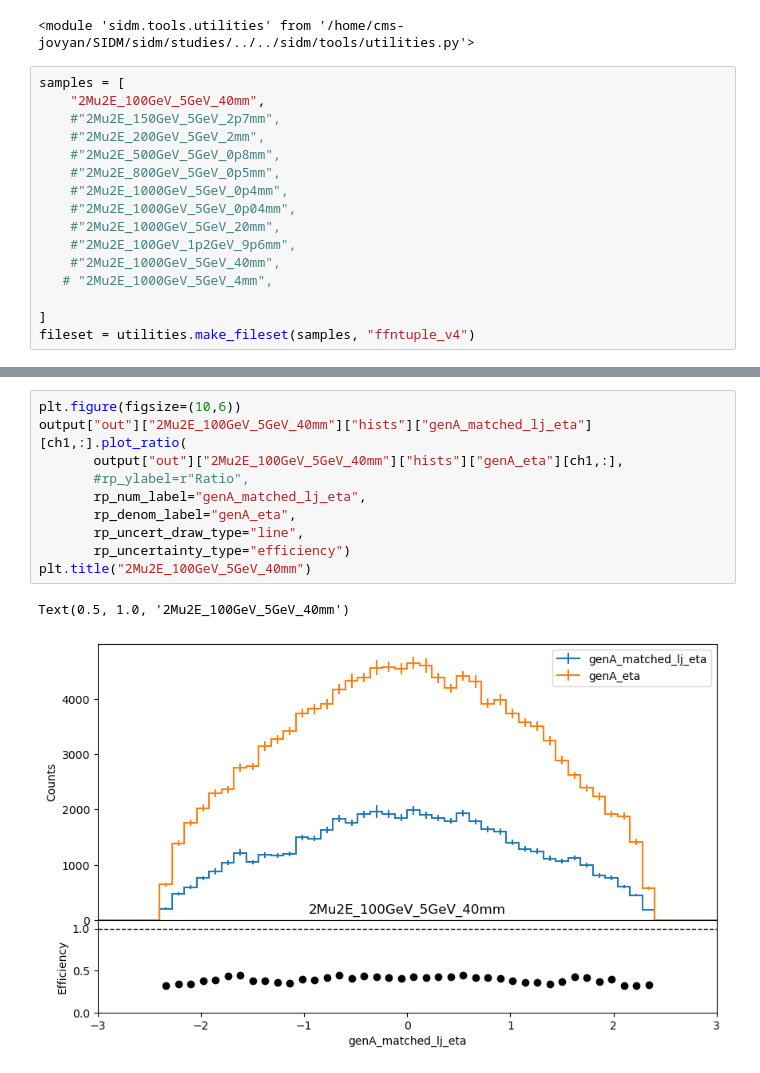
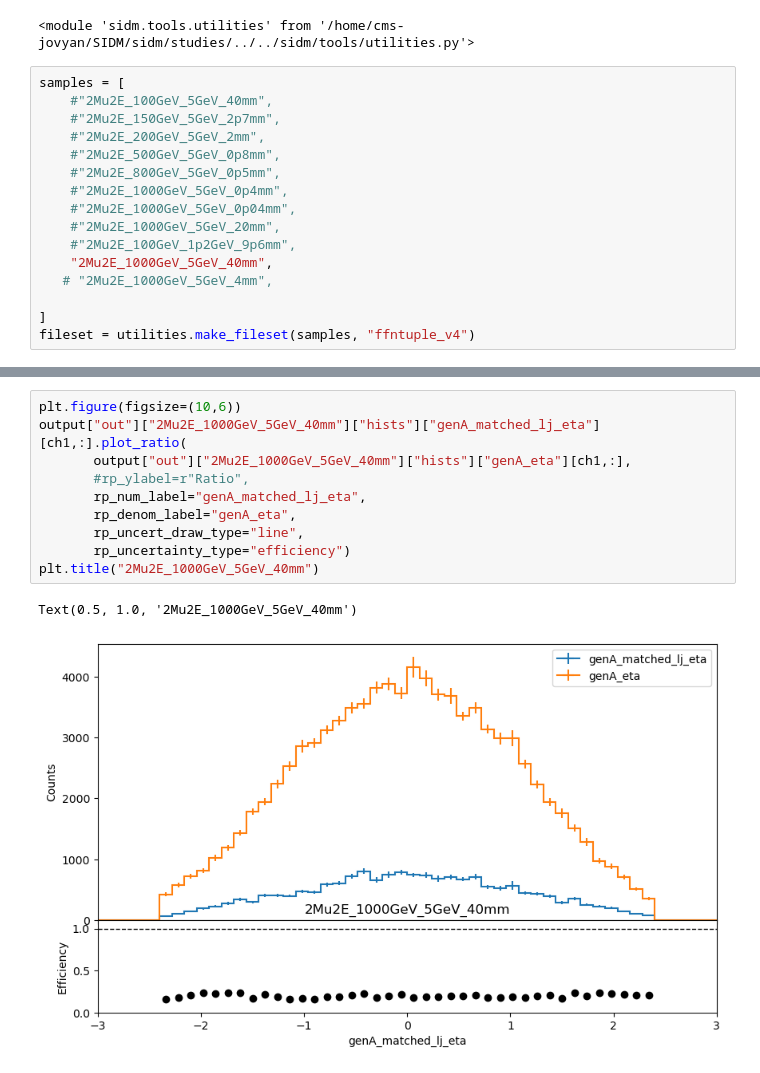
Before and after one commit to yfv2ev/SIDM, a Jupyter notebook: sidm/studies/darkPhotonEtaEffi.ipynb, the cells around one changed output, grey strips where cells are left out. Saved outputs shown, nothing was run; the diff lists cells and outputs as text.

```diff
--- a/sidm/studies/darkPhotonEtaEffi.ipynb
+++ b/sidm/studies/darkPhotonEtaEffi.ipynb
@@ -22,7 +22,7 @@ importlib.reload(utilities)
 <module 'sidm.tools.utilities' from '/home/cms-jovyan/SIDM/sidm/studies/../../sidm/tools/utilities.py'>
 # %%
 samples = [
-    "2Mu2E_100GeV_5GeV_40mm",
+    #"2Mu2E_100GeV_5GeV_40mm",
     #"2Mu2E_150GeV_5GeV_2p7mm",
     #"2Mu2E_200GeV_5GeV_2mm",
     #"2Mu2E_500GeV_5GeV_0p8mm",
@@ -31,7 +31,7 @@ samples = [
     #"2Mu2E_1000GeV_5GeV_0p04mm",
     #"2Mu2E_1000GeV_5GeV_20mm",
     #"2Mu2E_100GeV_1p2GeV_9p6mm",
-    #"2Mu2E_1000GeV_5GeV_40mm",
+    "2Mu2E_1000GeV_5GeV_40mm",
    # "2Mu2E_1000GeV_5GeV_4mm",
 
 ]
@@ -99,15 +97,15 @@ plt.legend(["genA_eta",
 # %%
 plt.figure(figsize=(10,6))
-output["out"]["2Mu2E_100GeV_5GeV_40mm"]["hists"]["genA_matched_lj_eta"][ch1,:].plot_ratio(
-       output["out"]["2Mu2E_100GeV_5GeV_40mm"]["hists"]["genA_eta"][ch1,:],
+output["out"]["2Mu2E_1000GeV_5GeV_40mm"]["hists"]["genA_matched_lj_eta"][ch1,:].plot_ratio(
+       output["out"]["2Mu2E_1000GeV_5GeV_40mm"]["hists"]["genA_eta"][ch1,:],
        #rp_ylabel=r"Ratio",
        rp_num_label="genA_matched_lj_eta",
        rp_denom_label="genA_eta",
        rp_uncert_draw_type="line",
        rp_uncertainty_type="efficiency")
-plt.title("2Mu2E_100GeV_5GeV_40mm")
+plt.title("2Mu2E_1000GeV_5GeV_40mm")
 # %% [output]
-Text(0.5, 1.0, '2Mu2E_100GeV_5GeV_40mm')
+Text(0.5, 1.0, '2Mu2E_1000GeV_5GeV_40mm')
-[figure, old version]
+[figure, new version]
 # %%
 plt.figure(figsize=(10,6))
```
Also changed, not shown: parts of 4 cells of this notebook.
